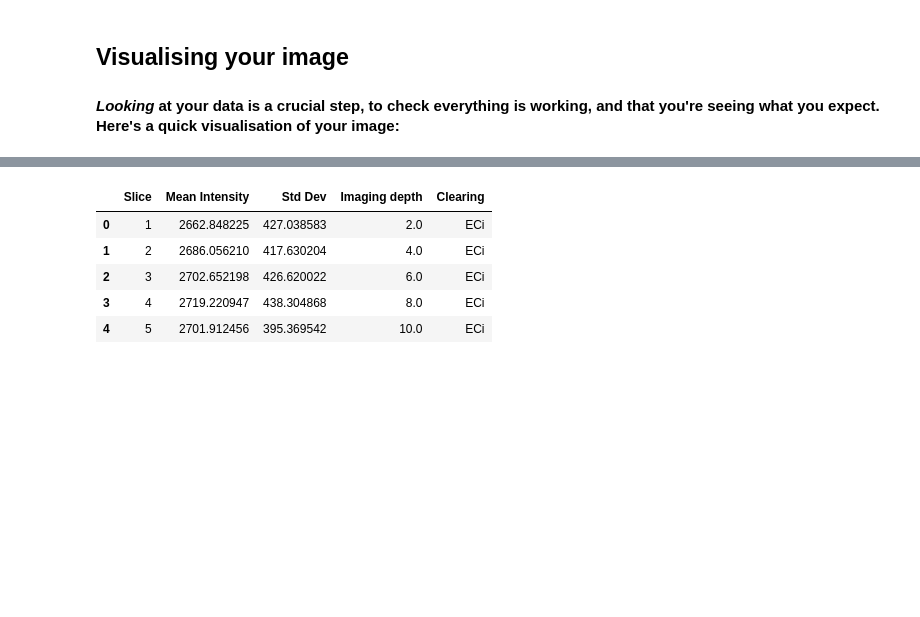
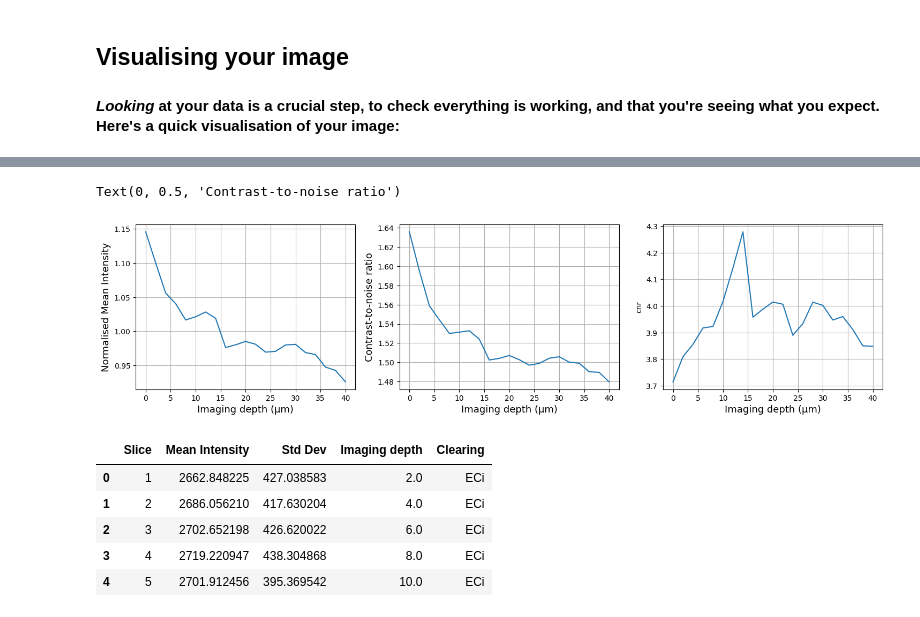
Before and after one commit to dbekat/clearing-efficacy, a Jupyter notebook: unified_analysis.ipynb, the cells around one changed output, grey strips where cells are left out. Saved outputs shown, nothing was run; the diff lists cells and outputs as text; code cells hidden in the pictures; blank space fills up the shorter version.

```diff
--- a/unified_analysis.ipynb
+++ b/unified_analysis.ipynb
@@ -123,0 +151,8 @@ plt.tight_layout()
+# %%
+mask_3d = im_nuclear >= filters.threshold_li(im_nuclear)
+
+
+stats_props = pd.DataFrame(calculate_contrast_vs_depth(im_nuclear, mask_3d))
+stats_props['Clearing'] = 'ECi'
+stats_props['Depth (microns)'] = stats_props['Z-slice'] * z_res
+stats_props['norm-corr_signal'] = stats_props['corrected_signal'] / np.mean(stats_props['corrected_signal'])
@@ -124,3 +168,42 @@ plt.tight_layout()
+# %%
+# visualising results
+fig, axs = plt.subplots(1, 3, figsize=(18, 4))
+
+sns.lineplot(
+    data=stats_props,
+    x='Depth (microns)',
+    y='norm-corr_signal',
+    ax=axs[0]
+)
+
+sns.lineplot(
+    data=stats_props,
+    x='Depth (microns)',
+    y='sbr',
+    ax=axs[1]
+)
+
+sns.lineplot(
+    data=stats_props,
+    x='Depth (microns)',
+    y='cnr',
+    ax=axs[2]
+)
+
+axs[0].grid(True)
+axs[1].grid(True)
+axs[2].grid(True)
+
+axs[0].set_xlabel("Imaging depth (µm)", fontsize=13)
+axs[1].set_xlabel("Imaging depth (µm)", fontsize=13)
+axs[2].set_xlabel("Imaging depth (µm)", fontsize=13)
+
+axs[0].set_ylabel("Normalised Mean Intensity", fontsize=13)
+axs[1].set_ylabel("Signal-to-Background ratio", fontsize=13)
+axs[1].set_ylabel("Contrast-to-noise ratio", fontsize=13)
+# %% [output]
+Text(0, 0.5, 'Contrast-to-noise ratio')
+[figure, added]
 # %%
 # measuring properties per image slice; plot across z to see how properties change with image thickness
 mean = []
```
Also changed, not shown: parts of 8 cells of this notebook.
